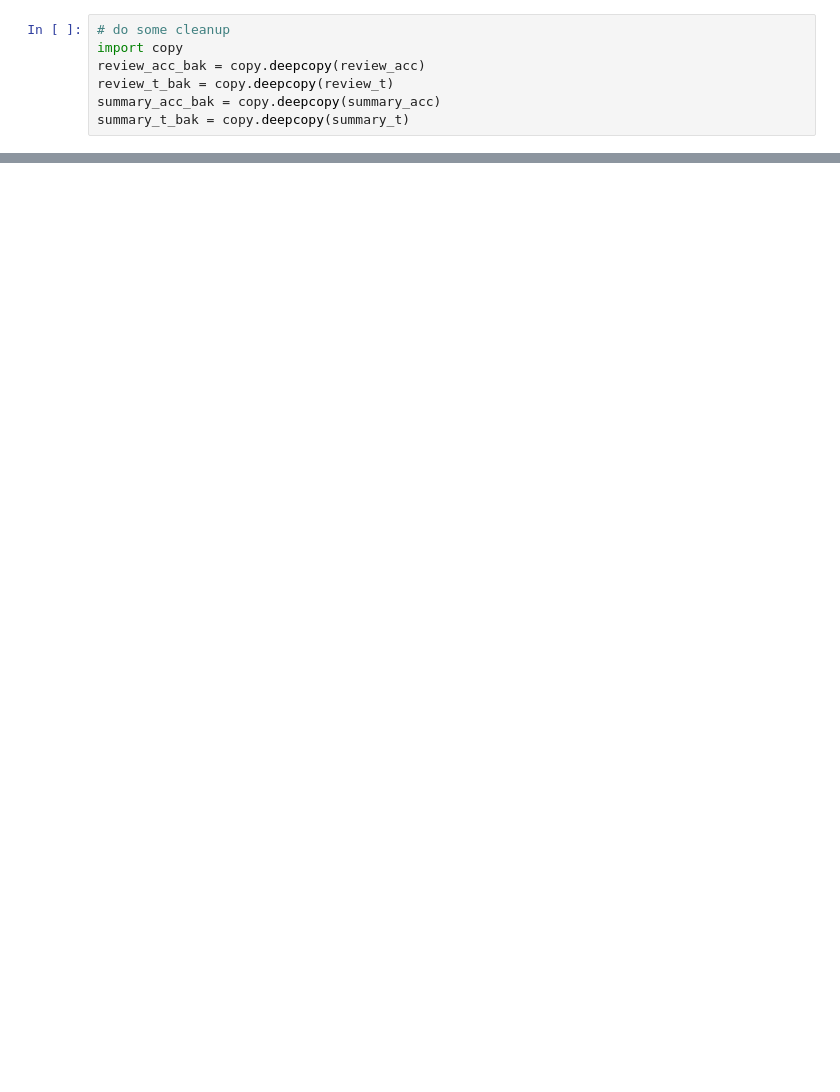
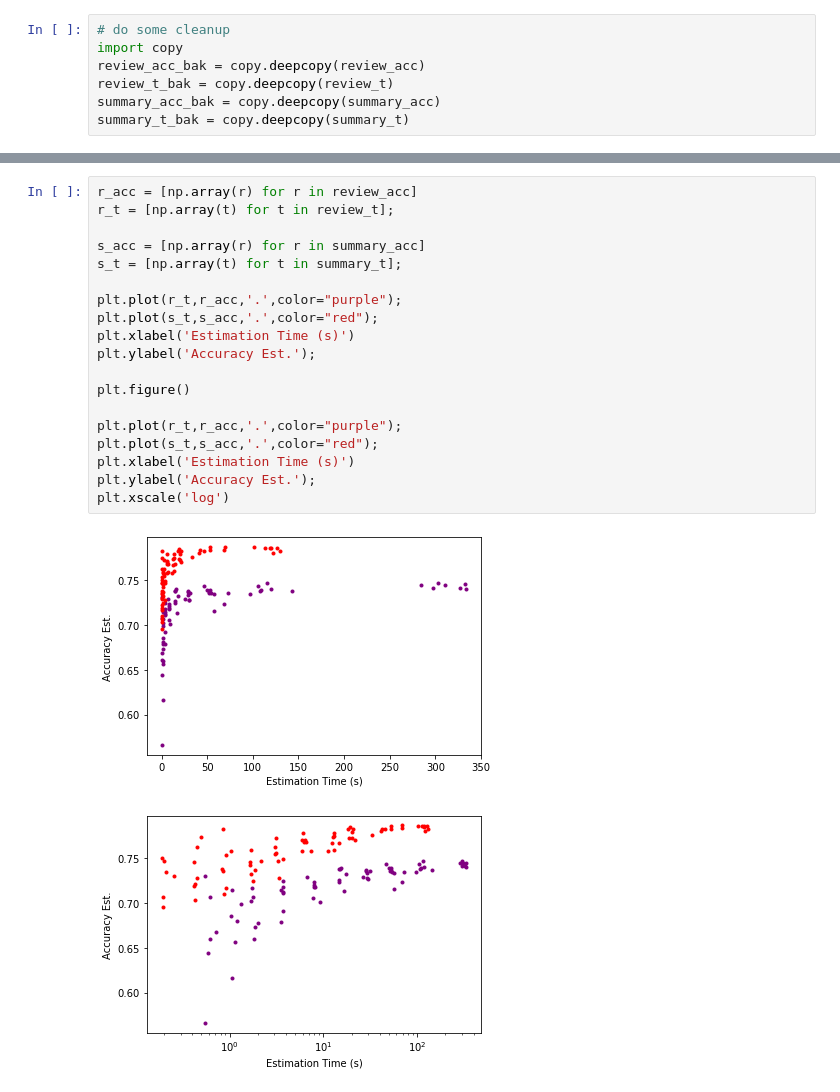
Before and after one commit to CorbinMayes/COSC74-Group-Project, a Jupyter notebook: results/compare_summary_and_review_text_linearSVC.ipynb, the cells around one changed output, grey strips where cells are left out. Cells and saved outputs as stored; diff of their text form; blank space fills up the shorter version.

```diff
--- a/results/compare_summary_and_review_text_linearSVC.ipynb
+++ b/results/compare_summary_and_review_text_linearSVC.ipynb
@@ -312,0 +312,22 @@ plt.title('5-fold CV Accuracy');
+# %%
+r_acc = [np.array(r) for r in review_acc]
+r_t = [np.array(t) for t in review_t];
+
+s_acc = [np.array(r) for r in summary_acc]
+s_t = [np.array(t) for t in summary_t];
+
+plt.plot(r_t,r_acc,'.',color="purple");
+plt.plot(s_t,s_acc,'.',color="red");
+plt.xlabel('Estimation Time (s)')
+plt.ylabel('Accuracy Est.');
+
+plt.figure()
+
+plt.plot(r_t,r_acc,'.',color="purple");
+plt.plot(s_t,s_acc,'.',color="red");
+plt.xlabel('Estimation Time (s)')
+plt.ylabel('Accuracy Est.');
+plt.xscale('log')
+# %% [output]
+[figure, added]
+[figure, added]
```
Also changed, not shown: parts of 6 cells of this notebook.
